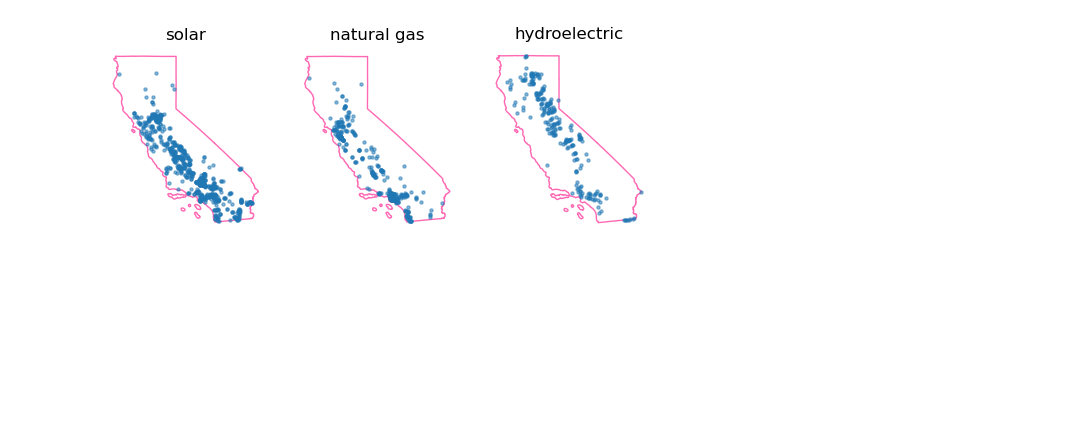
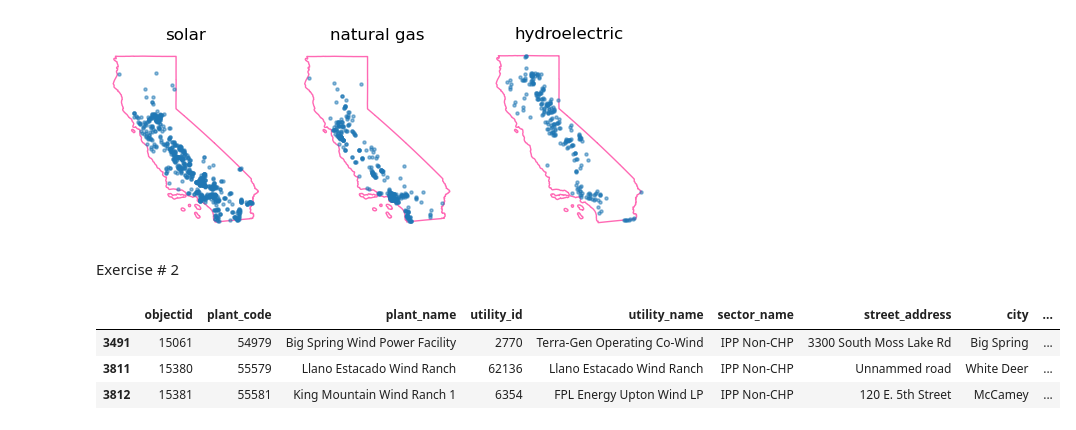
Before and after one commit to marietolteca00/eds220-2025-in-class, a Jupyter notebook: week5-code-streamlining.ipynb, the cells around one changed output. Saved outputs shown, nothing was run; the diff lists cells and outputs as text; code cells hidden in the pictures; blank space fills up the shorter version.

```diff
--- a/week5-code-streamlining.ipynb
+++ b/week5-code-streamlining.ipynb
@@ -428,3 +428,5 @@ for ax, i in zip(ax, top_sources):
 plt.show()
 # %% [output]
 [figure]
+# %% [markdown]
+Exercise # 2
@@ -430,0 +438,11 @@ plt.show()
+# %%
+power_source_plants = power_plants[power_plants['primsource'] == 'wind']
+power_source_plants
+
+power_source_plants_state = power_source_plants[power_source_plants['state'] == 'Texas']
+power_source_plants_state.head(3)
+# %% [output]
+|  | objectid | plant_code | plant_name | utility_id | utility_name | sector_name | street_address | city | ... |
+| 3491 | 15061 | 54979 | Big Spring Wind Power Facility | 2770 | Terra-Gen Operating Co-Wind | IPP Non-CHP | 3300 South Moss Lake Rd | Big Spring | ... |
+| 3811 | 15380 | 55579 | Llano Estacado Wind Ranch | 62136 | Llano Estacado Wind Ranch | IPP Non-CHP | Unnammed road | White Deer | ... |
+| 3812 | 15381 | 55581 | King Mountain Wind Ranch 1 | 6354 | FPL Energy Upton Wind LP | IPP Non-CHP | 120 E. 5th Street | McCamey | ... |
```
Also changed, not shown: parts of 2 cells of this notebook, 1 other file.
